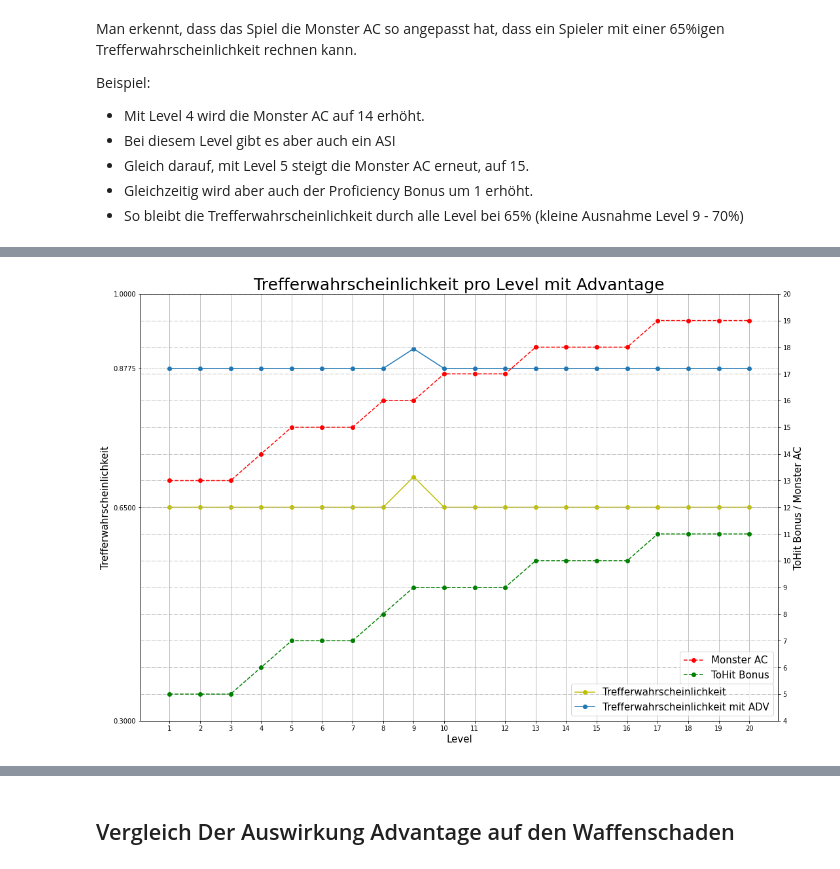
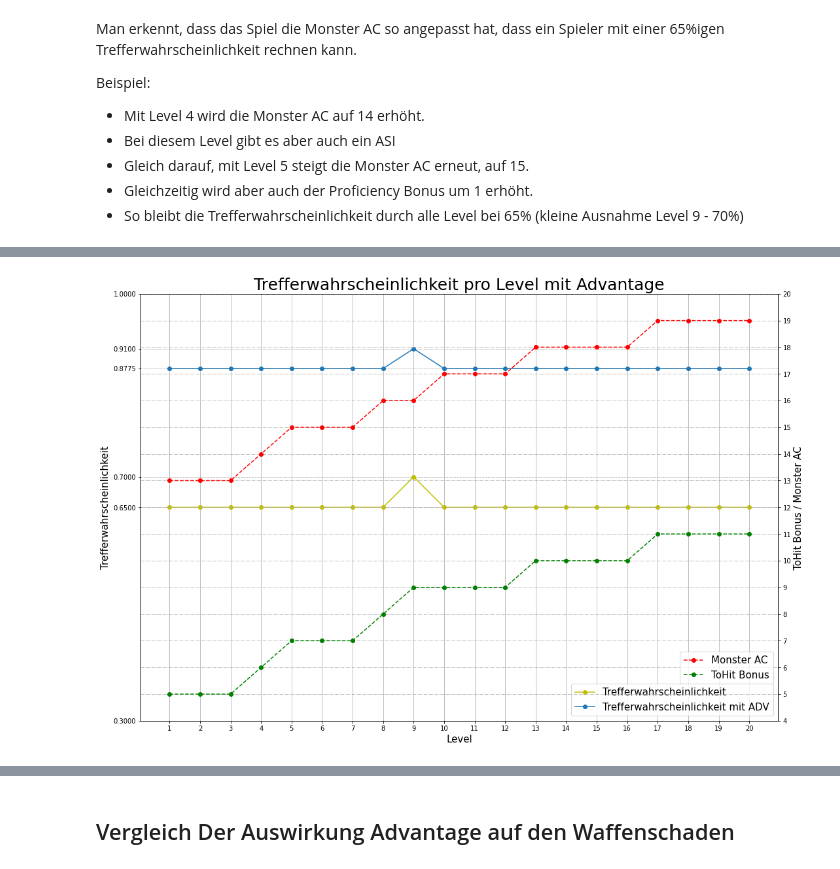
Before and after one commit to AlexSchinnerl/dndMath, a Jupyter notebook: damageCalculation.ipynb, the cells around one changed output, grey strips where cells are left out. Saved outputs shown, nothing was run; the diff lists cells and outputs as text; code cells hidden in the pictures.

```diff
--- a/damageCalculation.ipynb
+++ b/damageCalculation.ipynb
@@ -319,30 +295,49 @@ tw_perLevel.transpose()
 # %%
+tester_advTW = Hero("Toni Advantage TW", toHitBonus=5)
+adv_tw_list = []
+
+for lvl, ac in zip(tw_perLevel.index, tw_perLevel["Monster AC"]):
+    pb = math.ceil(lvl/4)+1
+    if lvl >= 8:
+        tester_advTW.toHitBonus=5+pb
+    elif lvl >= 4:
+        tester_advTW.toHitBonus=4+pb
+    else:
+        tester_advTW.toHitBonus=3+pb
+
+    tester_advTW.calcToHitChance(ac, checkAdvantage=True)
+    adv_tw_list.append(tester_advTW.chance2Hit)
+
+tw_perLevel["Trefferwahrscheinlichkeit mit ADV"] = adv_tw_list
+# tw_perLevel.transpose()
+
+
 X = tw_perLevel.index
 # yerror = list(advDF["mit Advantage"]-advDF["Trefferwahrscheinlichkeit"])
 fig, ax1 = plt.subplots(figsize=(15,10), layout="constrained")
 ax2 = ax1.twinx()
 ax1.plot(X, tw_perLevel["Trefferwahrscheinlichkeit"], "-yo", label= "Trefferwahrscheinlichkeit")
 ax1.plot(X, tw_perLevel["Trefferwahrscheinlichkeit mit ADV"], "-o", label= "Trefferwahrscheinlichkeit mit ADV")
 ax2.plot(X, tw_perLevel["Monster AC"], "--ro", label= "Monster AC")
 ax2.plot(X, tw_perLevel["ToHit Bonus"], "--go", label= "ToHit Bonus")
 
 ax1.grid(True, axis="x")
 ax1.grid(True, axis="y", linestyle="--")
 ax2.grid(True, axis="y", linestyle="-.")
 ax1.set_xticks(ticks=X)
 # ax1.set_yticks(ticks=np.linspace(0.3,1.0,7))
-ax1.set_yticks(ticks=[0.3, 0.65, 0.8775, 1.0])
+ax1.set_yticks(ticks=[0.3, 0.65, 0.7, 0.8775, 0.91, 1.0])
 ax2.set_yticks(ticks=np.linspace(4,20,17))
 
 ax1.legend(loc="lower right", fontsize=TICKSIZE)
 ax2.legend(loc="lower right", bbox_to_anchor=(1, 0.075), fontsize=TICKSIZE)
 
 ax1.set_xlabel("Level", fontsize=TICKSIZE)
 ax1.set_ylabel("Trefferwahrscheinlichkeit", fontsize=TICKSIZE)
 ax2.set_ylabel("ToHit Bonus / Monster AC", fontsize=TICKSIZE)
 ax1.set_title("Trefferwahrscheinlichkeit pro Level mit Advantage", fontsize=TITLESIZE)
 
 
 plt.show()
 # %% [output]
-[figure, old version]
+[figure, new version]
```
Also changed, not shown: parts of 37 cells of this notebook.
